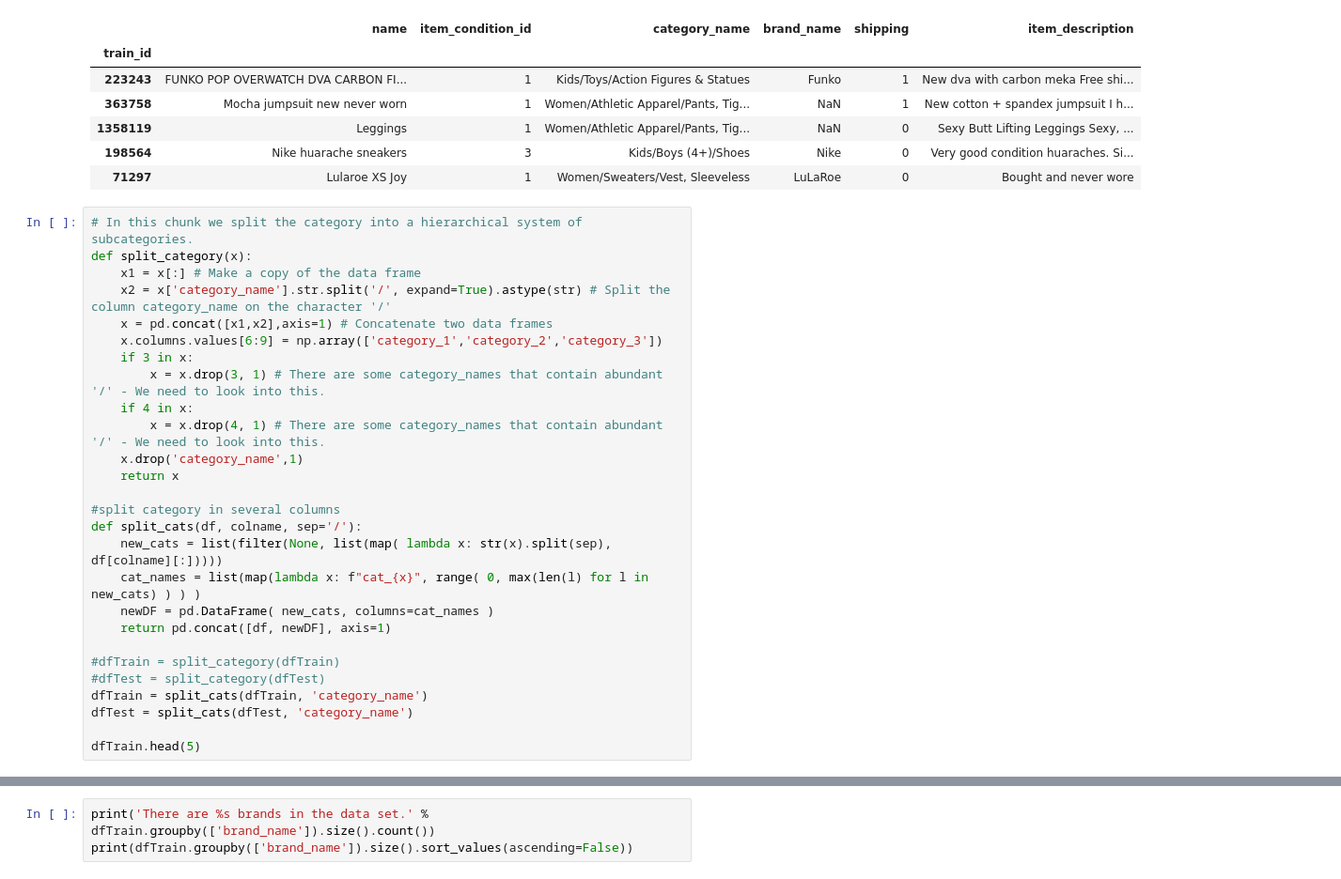
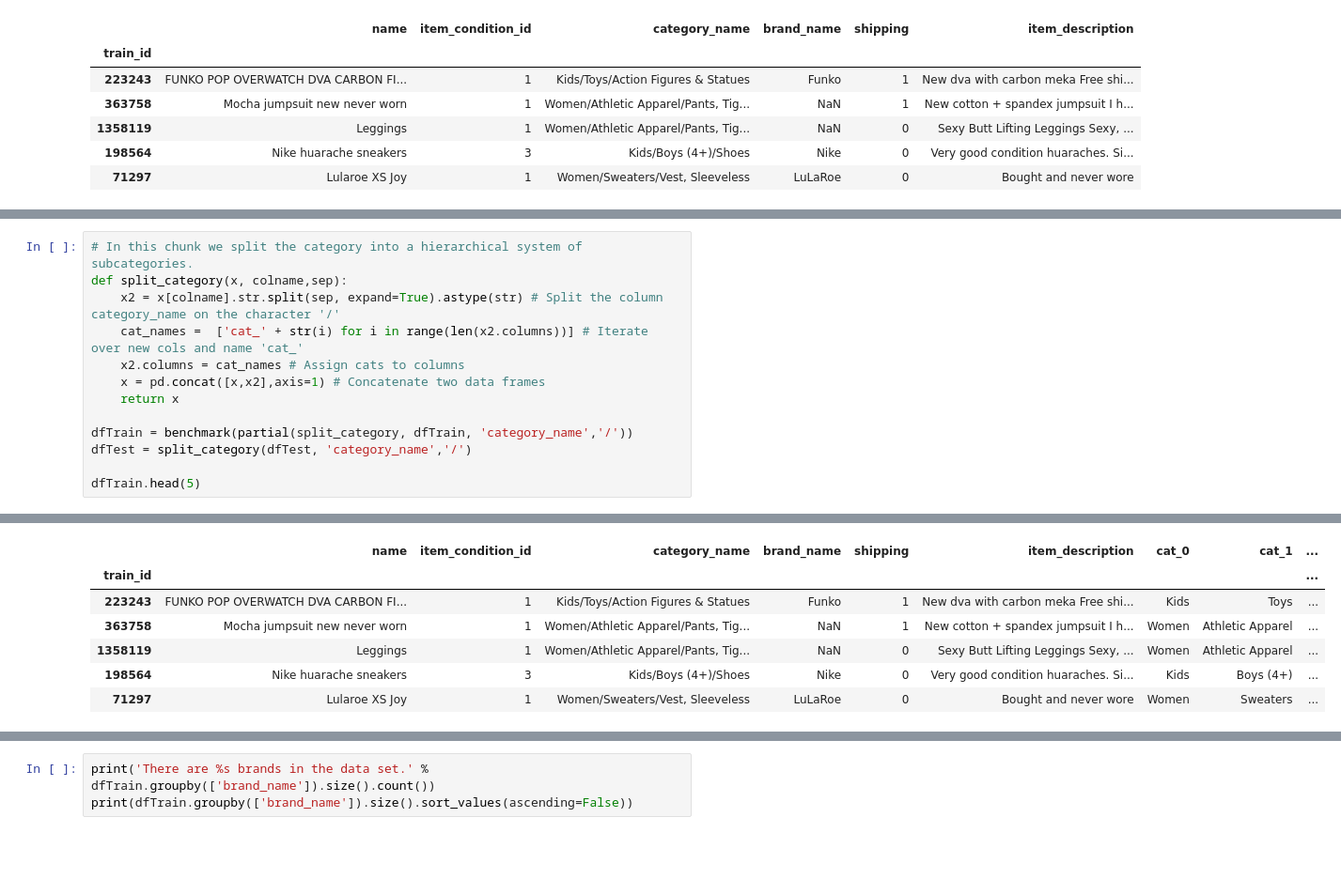
Before and after one commit to RoelPi/kag_mercari_prices, a Jupyter notebook: kag_mercari_price_suggestion.ipynb, the cells around one changed output, grey strips where cells are left out. Shown: that part at 94% size. Cells and saved outputs as stored; diff of their text form; blank space fills up the shorter version.

```diff
--- a/kag_mercari_price_suggestion.ipynb
+++ b/kag_mercari_price_suggestion.ipynb
@@ -24,30 +32,3 @@ dfTrain.head(5)
 | 1358119 | Leggings | 1 | Women/Athletic Apparel/Pants, Tig... | NaN | 0 | Sexy Butt Lifting Leggings Sexy, ... |
 | 198564 | Nike huarache sneakers | 3 | Kids/Boys (4+)/Shoes | Nike | 0 | Very good condition huaraches. Si... |
 | 71297 | Lularoe XS Joy | 1 | Women/Sweaters/Vest, Sleeveless | LuLaRoe | 0 | Bought and never wore |
-# %%
-# In this chunk we split the category into a hierarchical system of subcategories.
-def split_category(x):
-    x1 = x[:] # Make a copy of the data frame
-    x2 = x['category_name'].str.split('/', expand=True).astype(str) # Split the column category_name on the character '/'
-    x = pd.concat([x1,x2],axis=1) # Concatenate two data frames
-    x.columns.values[6:9] = np.array(['category_1','category_2','category_3'])
-    if 3 in x:
-        x = x.drop(3, 1) # There are some category_names that contain abundant '/' - We need to look into this.
-    if 4 in x:
-        x = x.drop(4, 1) # There are some category_names that contain abundant '/' - We need to look into this.
-    x.drop('category_name',1)
-    return x
-
-#split category in several columns
-def split_cats(df, colname, sep='/'):
-    new_cats = list(filter(None, list(map( lambda x: str(x).split(sep), df[colname][:]))))
-    cat_names = list(map(lambda x: f"cat_{x}", range( 0, max(len(l) for l in new_cats) ) ) )
-    newDF = pd.DataFrame( new_cats, columns=cat_names )
-    return pd.concat([df, newDF], axis=1)
-
-#dfTrain = split_category(dfTrain)
-#dfTest = split_category(dfTest)
-dfTrain = split_cats(dfTrain, 'category_name')
-dfTest = split_cats(dfTest, 'category_name')
-
-dfTrain.head(5)
@@ -60,0 +35,14 @@ dfTrain.head(5)
+# %%
+# In this chunk we split the category into a hierarchical system of subcategories.
+def split_category(x, colname,sep):
+    x2 = x[colname].str.split(sep, expand=True).astype(str) # Split the column category_name on the character '/'
+    cat_names =  ['cat_' + str(i) for i in range(len(x2.columns))] # Iterate over new cols and name 'cat_'
+    x2.columns = cat_names # Assign cats to columns
+    x = pd.concat([x,x2],axis=1) # Concatenate two data frames
+    return x
+
+dfTrain = benchmark(partial(split_category, dfTrain, 'category_name','/'))
+dfTest = split_category(dfTest, 'category_name','/')
+
+dfTrain.head(5)
+# %% [output]
@@ -61 +50,8 @@ dfTrain.head(5)
+|  | name | item_condition_id | category_name | brand_name | shipping | item_description | cat_0 | cat_1 | ... |
+| train_id |  |  |  |  |  |  |  |  | ... |
+| 223243 | FUNKO POP OVERWATCH DVA CARBON FI... | 1 | Kids/Toys/Action Figures & Statues | Funko | 1 | New dva with carbon meka Free shi... | Kids | Toys | ... |
+| 363758 | Mocha jumpsuit new never worn | 1 | Women/Athletic Apparel/Pants, Tig... | NaN | 1 | New cotton + spandex jumpsuit I h... | Women | Athletic Apparel | ... |
+| 1358119 | Leggings | 1 | Women/Athletic Apparel/Pants, Tig... | NaN | 0 | Sexy Butt Lifting Leggings Sexy, ... | Women | Athletic Apparel | ... |
+| 198564 | Nike huarache sneakers | 3 | Kids/Boys (4+)/Shoes | Nike | 0 | Very good condition huaraches. Si... | Kids | Boys (4+) | ... |
+| 71297 | Lularoe XS Joy | 1 | Women/Sweaters/Vest, Sleeveless | LuLaRoe | 0 | Bought and never wore | Women | Sweaters | ... |
 # %%
```
Also changed, not shown: parts of 7 cells of this notebook.
